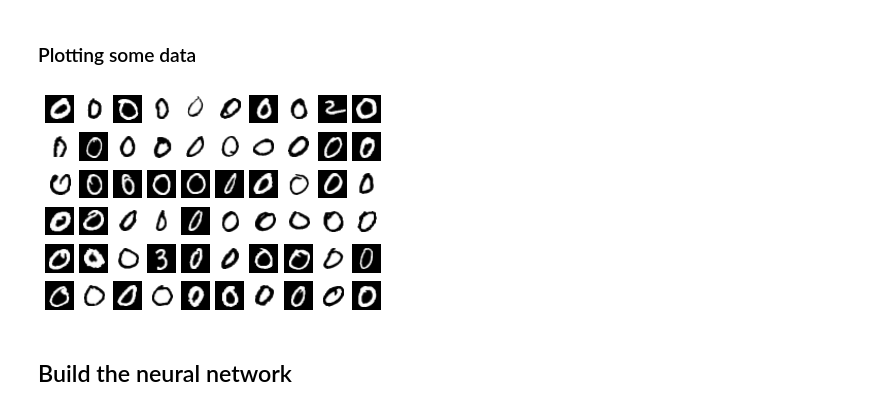
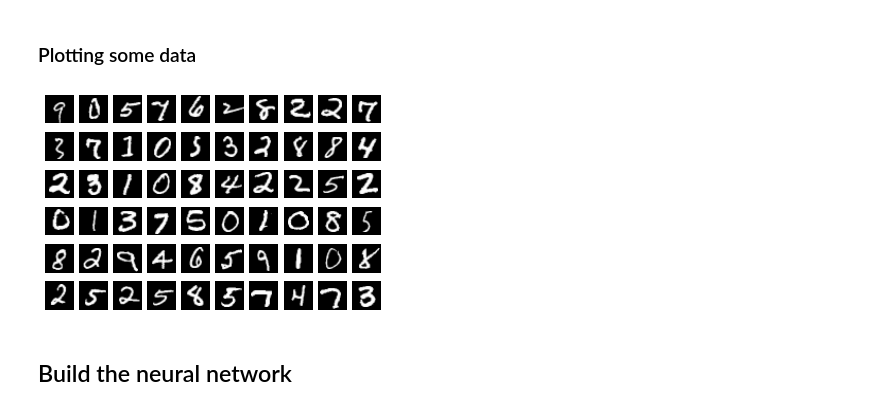
Before and after one commit to nmnsharma007/SimplifiedObjectDetection, a Jupyter notebook: MNIST classification.ipynb, the cells around one changed output. Saved outputs shown, nothing was run; the diff lists cells and outputs as text; code cells hidden in the pictures.

```diff
--- a/MNIST classification.ipynb
+++ b/MNIST classification.ipynb
@@ -23,7 +39,7 @@ num_classes = 10
 # %%
 # inversion and normalization
 invert = lambda image : 1 - image # function to invert the image
-normalize = lambda image : image / 255 # function for bringing pixel values in range [0,1]
+normalize = lambda image : image / 256 # function for bringing pixel values in range [0,1]
 
 def preprocessing(dataset):
     dataset_images = dataset.data.numpy() # convert the dataset into numpy array
@@ -60,8 +76,11 @@ def prepare_training_data(dataset_images,dataset_labels,class_num):
     dataset_labels_positive = np.full(shape=(dataset_images_positive.shape[0],2),fill_value=[1,0],dtype=np.float32)
 
     # get the images for making negative dataset
-    dataset_images_negative = invert(dataset_images_positive) # inverted images
-    dataset_images_negative = put_extra_data(dataset_images,dataset_labels,dataset_images_negative,class_num)
+    # dataset_images_negative = invert(dataset_images_positive) # inverted images
+    # dataset_images_negative = put_extra_data(dataset_images,dataset_labels,dataset_images_negative,class_num)
+
+    negative_data_indices = [i for i in range(len(dataset_labels)) if i not in indices]
+    dataset_images_negative = dataset_images[negative_data_indices]
 
     dataset_labels_negative = np.full(shape=(dataset_images_negative.shape[0],2),fill_value=[0,1],dtype=np.float32)
     # concatenate the negative and positive datasets
@@ -96,22 +115,22 @@ def concat_datasets(dataset1_images,dataset1_labels,dataset2_images,dataset2_lab
 # %% [markdown]
 ### Plotting some data
 # %%
-class_num = 0
+class_num = 6
 train_class_set = prepare_training_data(train_images,train_labels,class_num) # fetch the training set for a class
 test_class_set = concat_datasets(train_images,train_labels,test_images,test_labels,class_num)
 train_loader = DataLoader(train_class_set,batch_size=64,shuffle=True)
-test_loader = DataLoader(test_class_set,batch_size=64,shuffle=True) # take original testing set of all classes
+# test_loader = DataLoader(test_class_set,batch_size=64,shuffle=True) # take original testing set of all classes
 dataiter = iter(train_loader)
 images,labels = dataiter.next()
 figure = plt.figure()
 # print(labels)
 num_of_images = 60
 for index in range(1,num_of_images+1):
     plt.subplot(6,10,index)
     plt.axis('off')
     plt.imshow(images[index].numpy().squeeze(),cmap='gray_r')
 # %% [output]
-[figure, old version]
+[figure, new version]
 # %% [markdown]
 ## Build the neural network
 # %%
```
Also changed, not shown: parts of 2 cells of this notebook.
